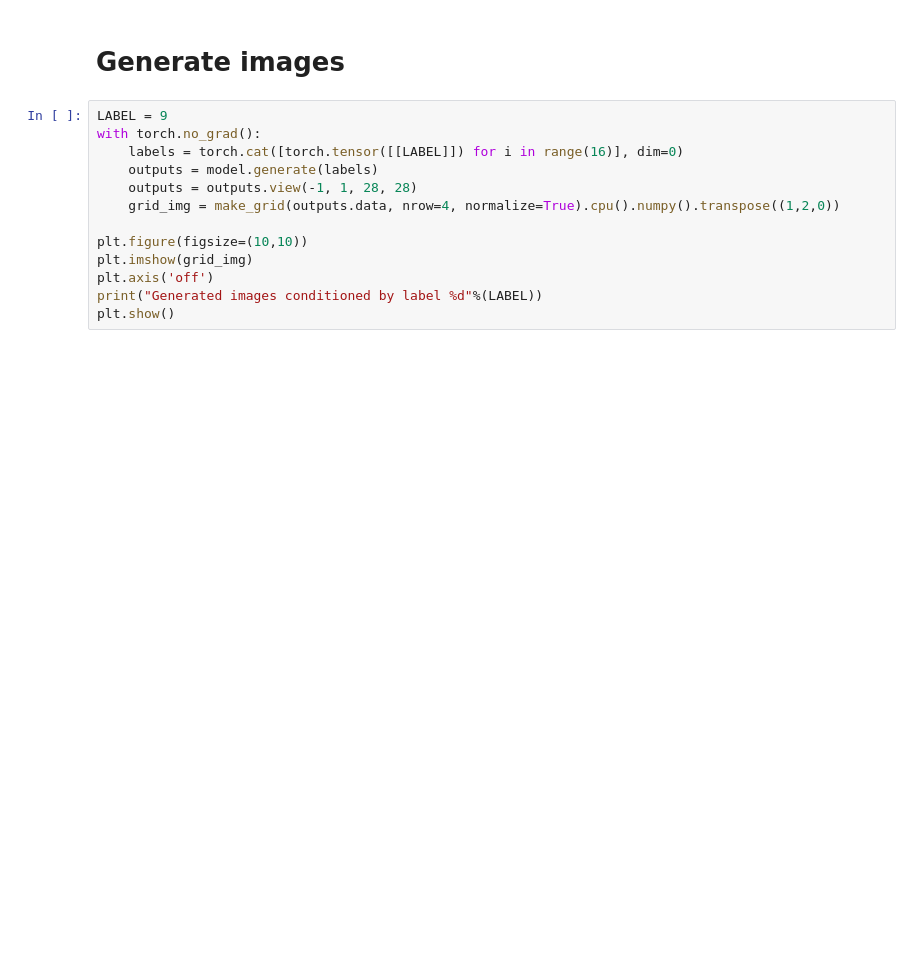
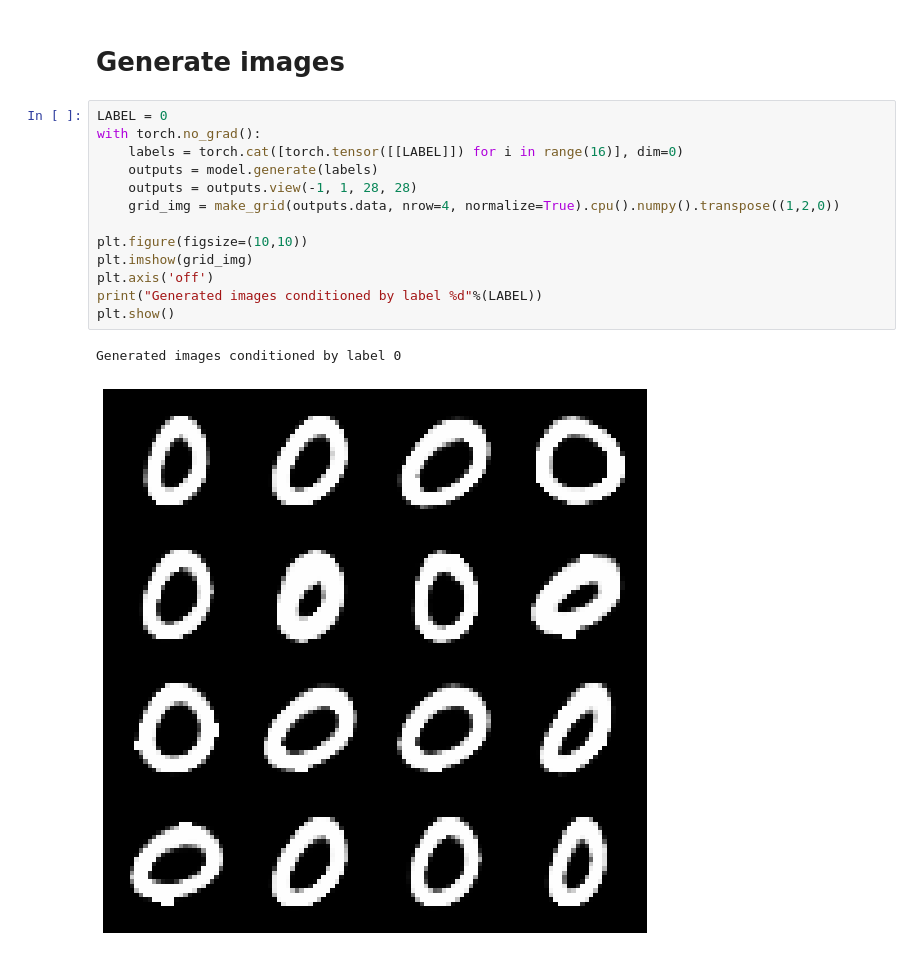
Before and after one commit to thuyngch/Variational-Autoencoder-PyTorch, a Jupyter notebook: eval_vaegt.ipynb, the cells around one changed output. Cells and saved outputs as stored; diff of their text form; blank space fills up the shorter version.

```diff
--- a/eval_vaegt.ipynb
+++ b/eval_vaegt.ipynb
@@ -54,15 +56,18 @@ plt.show()
 # %% [markdown]
 # Generate images
 # %%
-LABEL = 9
+LABEL = 0
 with torch.no_grad():
     labels = torch.cat([torch.tensor([[LABEL]]) for i in range(16)], dim=0)
     outputs = model.generate(labels)
     outputs = outputs.view(-1, 1, 28, 28)
     grid_img = make_grid(outputs.data, nrow=4, normalize=True).cpu().numpy().transpose((1,2,0))
 
 plt.figure(figsize=(10,10))
 plt.imshow(grid_img)
 plt.axis('off')
 print("Generated images conditioned by label %d"%(LABEL))
 plt.show()
+# %% [output]
+Generated images conditioned by label 0
+[figure, added]
```
Also changed, not shown: parts of 1 cell of this notebook, 4 other files.
